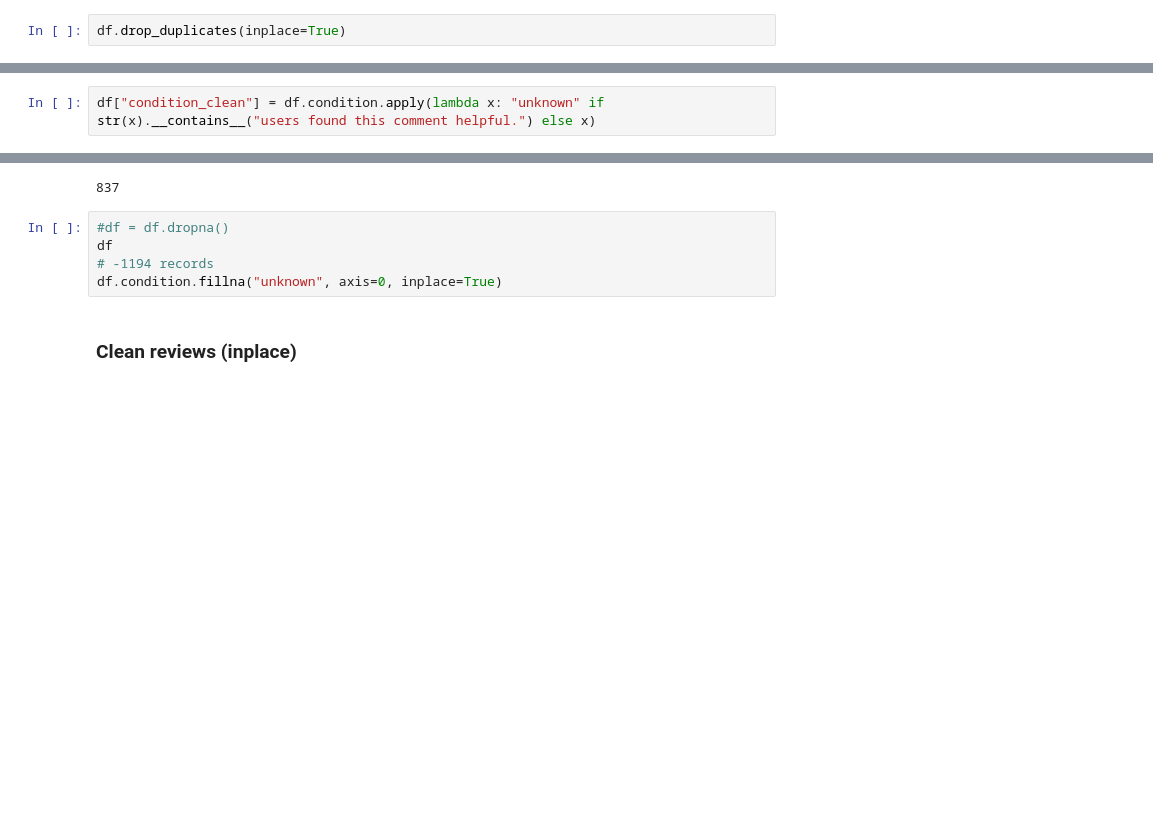
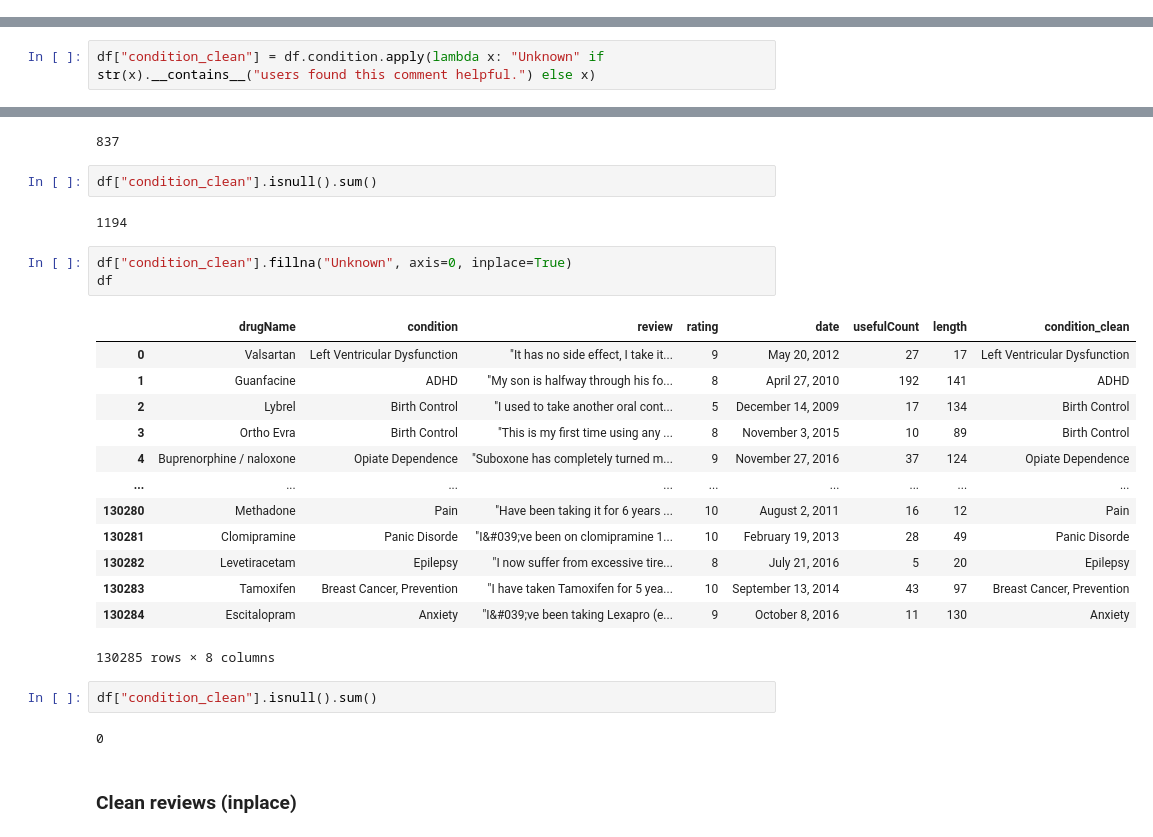
Before and after one commit to OdeliaAhdout/Drug-dataset, a Jupyter notebook: drugs_notebook_no_dup_review.ipynb, the cells around one changed output, grey strips where cells are left out. Saved outputs shown, nothing was run; the diff lists cells and outputs as text; blank space fills up the shorter version.

```diff
--- a/drugs_notebook_no_dup_review.ipynb
+++ b/drugs_notebook_no_dup_review.ipynb
@@ -133,5 +135,3 @@ df
-# %%
-df.drop_duplicates(inplace=True)
 # %%
 # Convert rating from float to int
 
@@ -361,5 +331,5 @@ df.drugName.nunique()
 # %% [markdown]
 ### Clean 'condition' column
 # %%
-df["condition_clean"] = df.condition.apply(lambda x: "unknown" if str(x).__contains__("users found this comment helpful.") else x)
+df["condition_clean"] = df.condition.apply(lambda x: "Unknown" if str(x).__contains__("users found this comment helpful.") else x)
 # %%
@@ -394,11 +364,31 @@ array(['Left Ventricular Dysfunction', 'ADHD', 'Birth Control',
 df["condition_clean"].nunique()
 # %% [output]
 837
+# %%
+df["condition_clean"].isnull().sum()
+# %% [output]
+1194
 # %%
-#df = df.dropna()
+df["condition_clean"].fillna("Unknown", axis=0, inplace=True)
 df
-# -1194 records
-df.condition.fillna("unknown", axis=0, inplace=True)
+# %% [output]
+|  | drugName | condition | review | rating | date | usefulCount | length | condition_clean |
+| 0 | Valsartan | Left Ventricular Dysfunction | "It has no side effect, I take it... | 9 | May 20, 2012 | 27 | 17 | Left Ventricular Dysfunction |
+| 1 | Guanfacine | ADHD | "My son is halfway through his fo... | 8 | April 27, 2010 | 192 | 141 | ADHD |
+| 2 | Lybrel | Birth Control | "I used to take another oral cont... | 5 | December 14, 2009 | 17 | 134 | Birth Control |
+| 3 | Ortho Evra | Birth Control | "This is my first time using any ... | 8 | November 3, 2015 | 10 | 89 | Birth Control |
+| 4 | Buprenorphine / naloxone | Opiate Dependence | "Suboxone has completely turned m... | 9 | November 27, 2016 | 37 | 124 | Opiate Dependence |
+| ... | ... | ... | ... | ... | ... | ... | ... | ... |
+| 130280 | Methadone | Pain | "Have been taking it for 6 years ... | 10 | August 2, 2011 | 16 | 12 | Pain |
+| 130281 | Clomipramine | Panic Disorde | "I&#039;ve been on clomipramine 1... | 10 | February 19, 2013 | 28 | 49 | Panic Disorde |
+| 130282 | Levetiracetam | Epilepsy | "I now suffer from excessive tire... | 8 | July 21, 2016 | 5 | 20 | Epilepsy |
+| 130283 | Tamoxifen | Breast Cancer, Prevention | "I have taken Tamoxifen for 5 yea... | 10 | September 13, 2014 | 43 | 97 | Breast Cancer, Prevention |
+| 130284 | Escitalopram | Anxiety | "I&#039;ve been taking Lexapro (e... | 9 | October 8, 2016 | 11 | 130 | Anxiety |
+130285 rows × 8 columns
+# %%
+df["condition_clean"].isnull().sum()
+# %% [output]
+0
 # %% [markdown]
 ### Clean reviews (inplace)
 # %%
```
Also changed, not shown: parts of 106 cells of this notebook.
